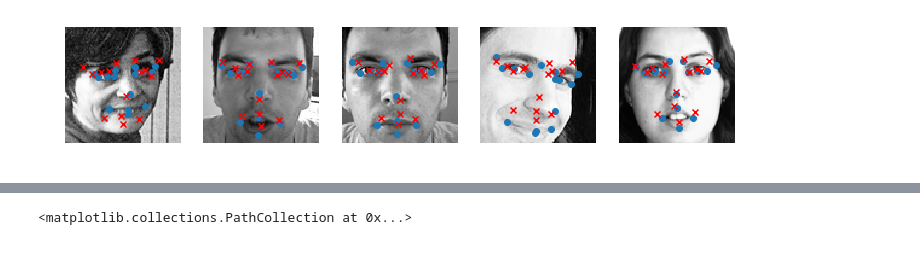
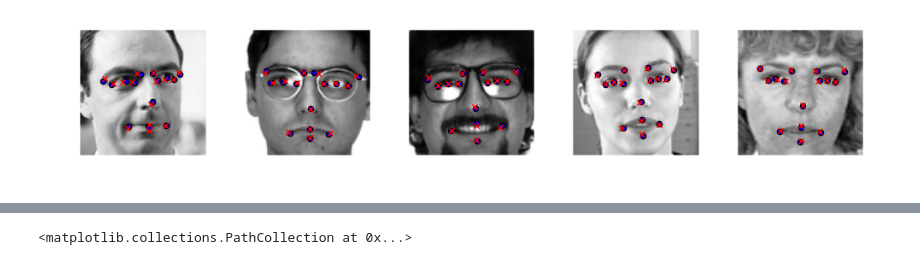
Before and after one commit to vyas85/facial-keypoints-detection, a Jupyter notebook: Facial+Keypoints+Detection-Commented.ipynb, the cells around one changed output, grey strips where cells are left out. Cells and saved outputs as stored; diff of their text form; code cells hidden in the pictures.

```diff
--- a/Facial+Keypoints+Detection-Commented.ipynb
+++ b/Facial+Keypoints+Detection-Commented.ipynb
@@ -140,6 +87,7 @@ def imgs_iterator_predict(data,batchSize):
 # Make predictions according to formula "y = Wx + b" for data set
 # Similar in form to training loop
 def make_predictions(data,batch_size):
+    results = data.copy()
     predictions_mb=[]
     # Iterate by batch size
     iter_test = imgs_iterator_predict(data,batch_size)
@@ -167,8 +115,8 @@ def make_predictions(data,batch_size):
 
 # Generate reports for submission
 def generate_results(result):
-    submission = pd.read_csv('SampleSubmission.csv')
-    IdLookup = pd.read_csv('IdLookupTable.csv')
+    submission = pd.read_csv('/home/ubuntu/FacialKeypoints/data/SampleSubmission.csv')
+    IdLookup = pd.read_csv('/home/ubuntu/FacialKeypoints/data/IdLookupTable.csv')
     IdLookupDict = IdLookup.set_index('RowId').T.to_dict('list')
 
 
@@ -195,6 +143,9 @@ test = pd.read_csv('/home/ubuntu/FacialKeypoints/data/test.csv')
 # Converting image data into numpy arrays and scaling the images
 raw["Image"] = raw["Image"].apply(lambda x: np.asarray(x.split(" "),dtype=np.float32)/255)
 test["Image"] = test["Image"].apply(lambda x: np.asarray(x.split(" "),dtype=np.float32)/255)
+
+for col in raw.columns.get_level_values(0)[0:30]:
+    raw[col] = raw[col].apply(lambda x: (x-48)/48)
 # %%
 # Dropping training & test cases with na values since they will prevent the model from training correctly.
 # Possibly revisit this to come up with a better approach
@@ -330,8 +235,8 @@ plot_images(5,data =train,result=result,training=False)
 # %%
 # Try 2-convolutional-layers, 1 fully connected
 
-mini_batch_size=300
-epochs = 40
+mini_batch_size=400
+epochs = 300
 
 # Set weights as 4D array of random values from truncated normal dist (most-common method)
 def weight_variable(shape):
@@ -438,25 +343,25 @@ with tf.Session() as sess:
         print ("RMSE for Epoch "+str(i)+" ="+str(train_accuracy))
 
 
-    # Measure accuracy with trained NN on dev data
-    iter_dev = imgs_iterator(dev_data,dev_labels,batch_size)
+        # Measure accuracy with trained NN on dev data
+        iter_dev = imgs_iterator(dev_data,dev_labels,batch_size)
 
-    # Get batch of 20 from dev data
-    next_batch =iter_dev.__next__()
-    dev_data_instance,dev_label_instance,batch_size = next_batch
+        # Get batch of 20 from dev data
+        next_batch =iter_dev.__next__()
+        dev_data_instance,dev_label_instance,batch_size = next_batch
 
-    # Reshape
-    dev_instance = np.reshape(dev_data_instance,(batch_size,9216))
-    dev_label_instance = np.reshape(dev_label_instance,(batch_size,30))
+        # Reshape
+        dev_instance = np.reshape(dev_data_instance,(batch_size,9216))
+        dev_label_instance = np.reshape(dev_label_instance,(batch_size,30))
 
-    # Calculate accuracy
-    dev_accuracy = error.eval(feed_dict={x: dev_instance, y_: dev_label_instance, keep_prob: 1.0})
-    print ("RMSE for dev set ="+str(dev_accuracy))
+        # Calculate accuracy
+        dev_accuracy = error.eval(feed_dict={x: dev_instance, y_: dev_label_instance, keep_prob: 1.0})
+        print ("RMSE for dev set ="+str(dev_accuracy))
 
 
 
     # Generate predictions for display
-    feed_dict = {x: np.stack(train_data), keep_prob: 1.0}
-    predictions = y.eval(feed_dict)
-    result =pd.DataFrame(np.stack(np.transpose(predictions),axis=1))
+    result_dev =make_predictions(dev_data, mini_batch_size-1)
+    result_test =make_predictions(test_data, mini_batch_size-1)
+    sess.close()
 # %% [output]
@@ -480,8 +369,8 @@ RMSE for Epoch 22 =9.73929
 # %%
 # Plot our predictions
-plot_images(5,data =train,result=result,training=False)
+plot_images(5,inputdata =dev,inputresult=result_dev,training=False)
 # %% [output]
-[figure, old version]
+[figure, new version]
 # %%
 # Try 3 convolutional layers, 1 fully connected
 
```
Also changed, not shown: parts of 21 cells of this notebook.
